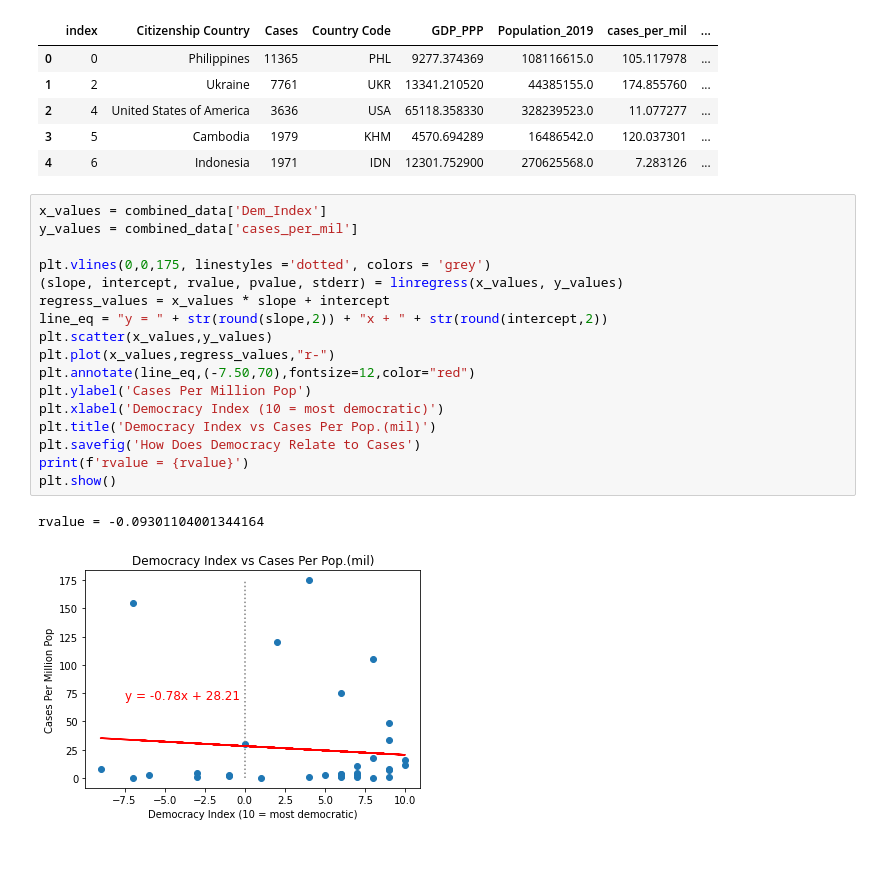
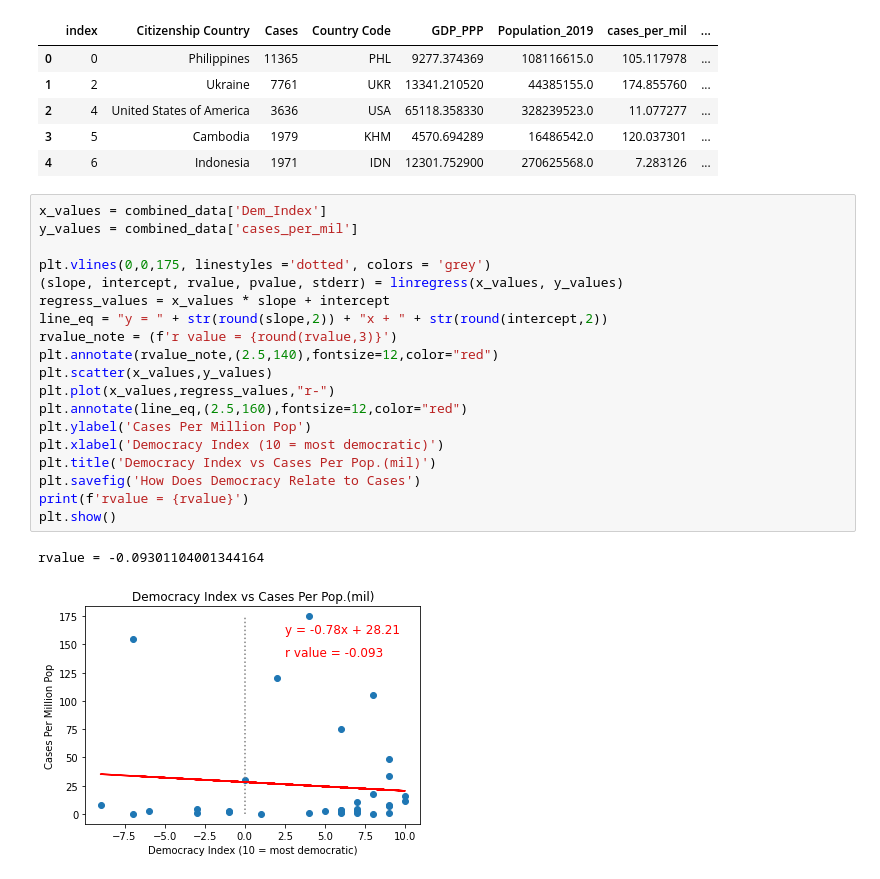
Before and after one commit to saronraut/Human-Trafficking-Awareness, a Jupyter notebook: Shirley/Economics_SJL.ipynb, the cells around one changed output. Saved outputs shown, nothing was run; the diff lists cells and outputs as text.

```diff
--- a/Shirley/Economics_SJL.ipynb
+++ b/Shirley/Economics_SJL.ipynb
@@ -327,23 +346,25 @@ combined_data.head()
 # %%
 x_values = combined_data['Dem_Index']
 y_values = combined_data['cases_per_mil']
 
 plt.vlines(0,0,175, linestyles ='dotted', colors = 'grey')
 (slope, intercept, rvalue, pvalue, stderr) = linregress(x_values, y_values)
 regress_values = x_values * slope + intercept
 line_eq = "y = " + str(round(slope,2)) + "x + " + str(round(intercept,2))
+rvalue_note = (f'r value = {round(rvalue,3)}')
+plt.annotate(rvalue_note,(2.5,140),fontsize=12,color="red")
 plt.scatter(x_values,y_values)
 plt.plot(x_values,regress_values,"r-")
-plt.annotate(line_eq,(-7.50,70),fontsize=12,color="red")
+plt.annotate(line_eq,(2.5,160),fontsize=12,color="red")
 plt.ylabel('Cases Per Million Pop')
 plt.xlabel('Democracy Index (10 = most democratic)')
 plt.title('Democracy Index vs Cases Per Pop.(mil)')
 plt.savefig('How Does Democracy Relate to Cases')
 print(f'rvalue = {rvalue}')
 plt.show()
 # %% [output]
 rvalue = -0.09301104001344164
-[figure, old version]
+[figure, new version]
 # %%
 # 'Series Code' == SI.DST.FRST.10 Income share held by lowest 10%
 # 'Series Code' == SI.POV.NOP1 Number of poor at $1.90 a day (2011 PPP) (millions)
```
Also changed, not shown: parts of 6 cells of this notebook, 5 other files.
